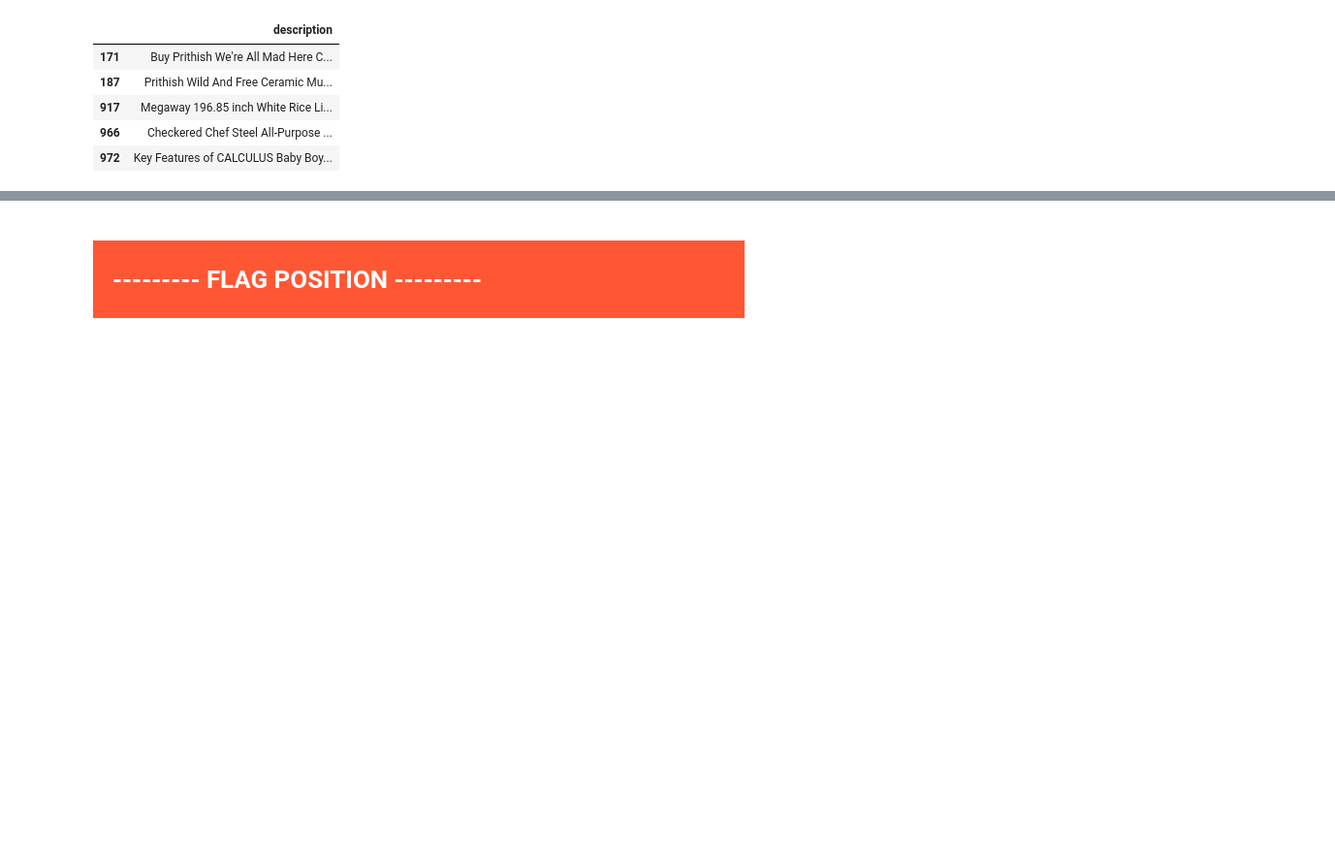
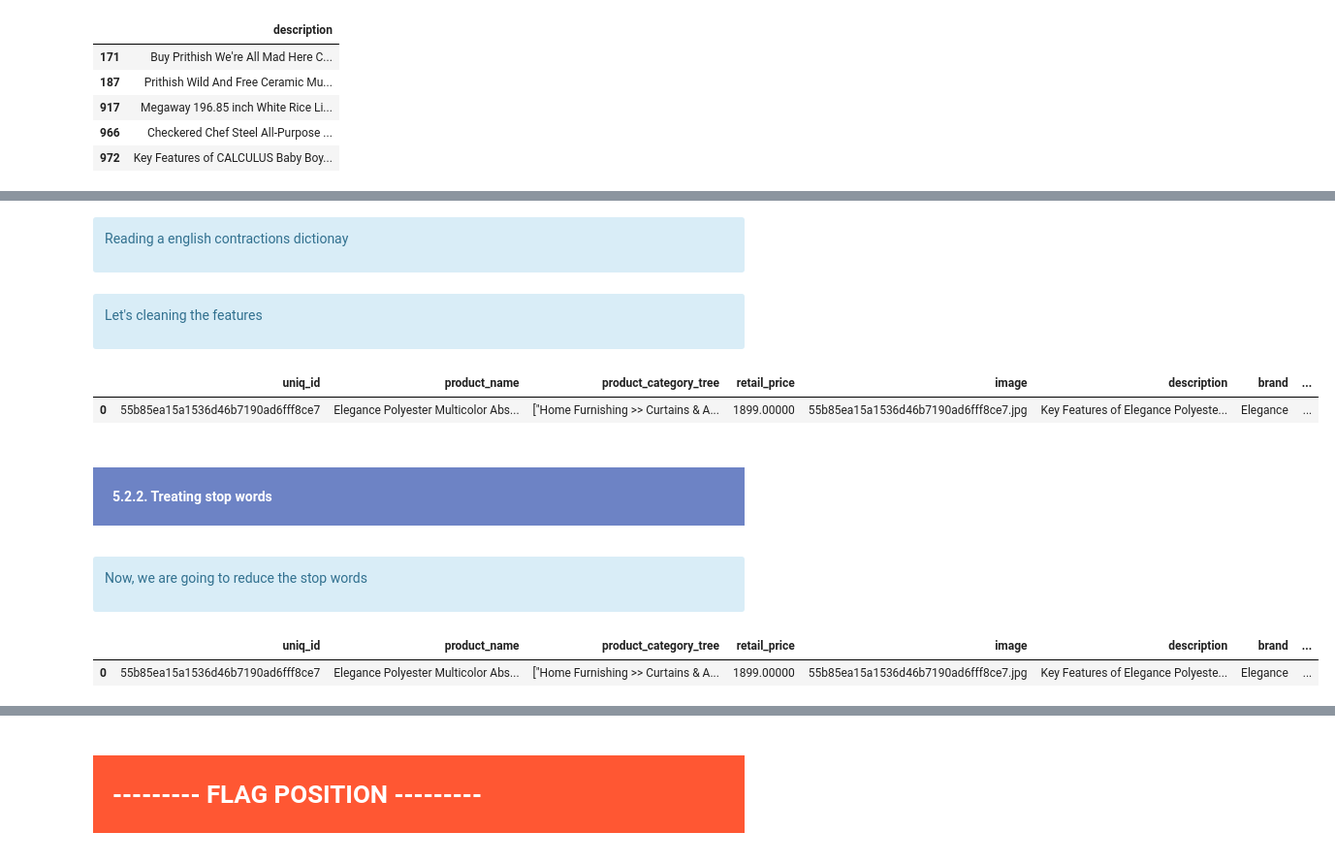
Before and after one commit to samirhinojosa/OC-P6-automatically-classify-consumer-goods, a Jupyter notebook: text_analysis_notebook.ipynb, the cells around one changed output, grey strips where cells are left out. Shown: that part at 97% size. Drawn from its saved outputs; the diff is of its cells as text; code cells hidden in the pictures; blank space fills up the shorter version.

```diff
--- a/text_analysis_notebook.ipynb
+++ b/text_analysis_notebook.ipynb
@@ -608,0 +649,4 @@ pd.reset_option("display.float_format") # reset show full content in cell
+# %% [markdown]
+<div class="alert alert-block alert-info">
+    <p>Reading a english contractions dictionay</p>
+</div>
@@ -608,0 +658,24 @@ pd.reset_option("display.float_format") # reset show full content in cell
+# %% [markdown]
+<div class="alert alert-block alert-info">
+    <p>Let's cleaning the features</p>
+</div>
+# %%
+initial_tokens_by_feature, cleaned_words_by_feature = [{} for i in range(2)]
+for col in text_columns:
+
+    # Tokenization of text without clean
+    df_data[col + "_initial"] = df_data[col].apply(lambda x: tokenizer(x))
+    initial_tokens_by_feature[col] = df_data[col + "_initial"].explode().dropna().value_counts().shape[0]
+    del df_data[col + "_initial"]
+
+    # Tokenization of text after cleanning
+    df_data[col + "_cleaned"] = df_data[col].apply(lambda x: cleaning_up_text(x, english_contractions))
+    cleaned_words_by_feature[col] = df_data[col + "_cleaned"].explode().dropna().value_counts().shape[0]
+
+
+# Sorting dict by value desc
+initial_tokens_by_feature = sorted(initial_tokens_by_feature.items(), key=operator.itemgetter(1), reverse=True)
+initial_tokens_by_feature = {k:v for k, v in initial_tokens_by_feature}
+
+cleaned_words_by_feature = sorted(cleaned_words_by_feature.items(), key=operator.itemgetter(1), reverse=True)
+cleaned_words_by_feature = {k:v for k, v in cleaned_words_by_feature}
@@ -608,0 +687,5 @@ pd.reset_option("display.float_format") # reset show full content in cell
+# %%
+df_data.head(1)
+# %% [output]
+|  | uniq_id | product_name | product_category_tree | retail_price | image | description | brand | ... |
+| 0 | 55b85ea15a1536d46b7190ad6fff8ce7 | Elegance Polyester Multicolor Abs... | ["Home Furnishing >> Curtains & A... | 1899.00000 | 55b85ea15a1536d46b7190ad6fff8ce7.jpg | Key Features of Elegance Polyeste... | Elegance | ... |
@@ -608,0 +697,8 @@ pd.reset_option("display.float_format") # reset show full content in cell
+# %% [markdown]
+<div style="background-color: #6D83C5;" >
+    <h4 style="margin: auto; padding: 20px; color:#fff; ">5.2.2. Treating stop words</h4>
+</div>
+# %% [markdown]
+<div class="alert alert-block alert-info">
+    <p>Now, we are going to reduce the stop words</p>
+</div>
@@ -608,0 +721,5 @@ pd.reset_option("display.float_format") # reset show full content in cell
+# %%
+df_data.head(1)
+# %% [output]
+|  | uniq_id | product_name | product_category_tree | retail_price | image | description | brand | ... |
+| 0 | 55b85ea15a1536d46b7190ad6fff8ce7 | Elegance Polyester Multicolor Abs... | ["Home Furnishing >> Curtains & A... | 1899.00000 | 55b85ea15a1536d46b7190ad6fff8ce7.jpg | Key Features of Elegance Polyeste... | Elegance | ... |
```
Also changed, not shown: parts of 76 cells of this notebook, 4 other files.
